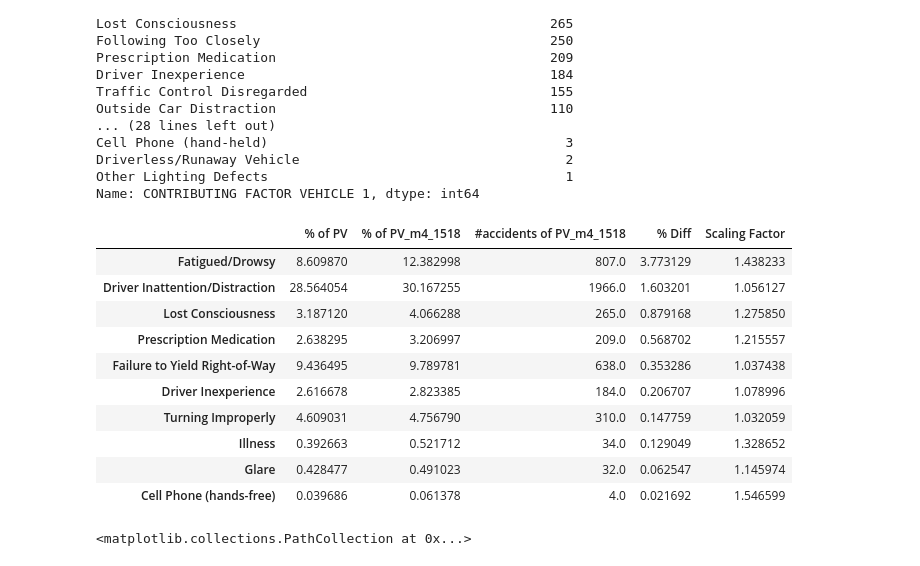
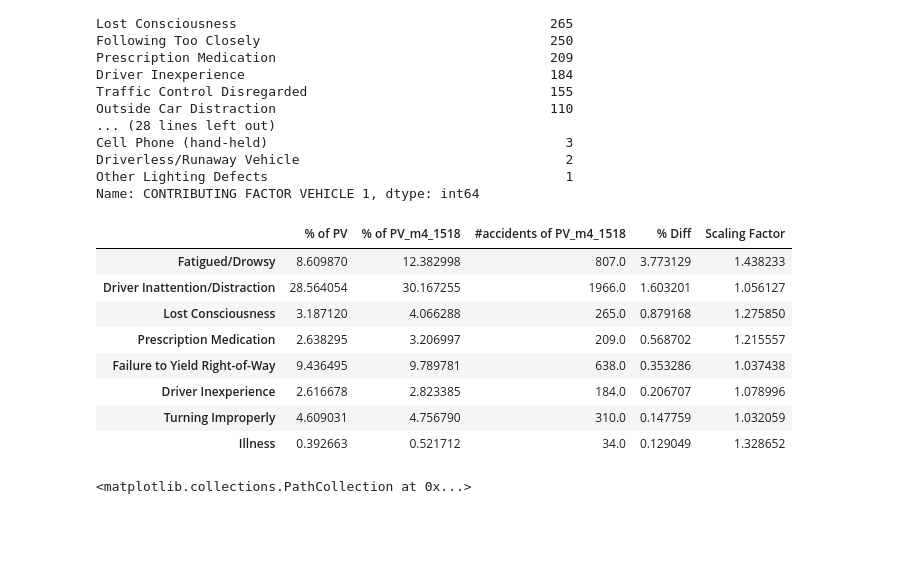
Before and after one commit to krisnadiputra/GCI2017-final-project, a Jupyter notebook: cosmas/cosmas.ipynb, the cells around one changed output. Cells and saved outputs as stored; diff of their text form; code cells hidden in the pictures; blank space fills up the shorter version.

```diff
--- a/cosmas/cosmas.ipynb
+++ b/cosmas/cosmas.ipynb
@@ -1005,22 +1009,20 @@ df_ps_m4_1518 = pd.DataFrame(data_ps_m4_1518['CONTRIBUTING FACTOR VEHICLE 1'].va
 # %%
 dif_table_r3 = pd.concat([df_ps_p, df_ps_m4_1518_p, df_ps_m4_1518], axis=1)
 dif_table_r3.columns = ['% of PV', '% of PV_m4_1518', '#accidents of PV_m4_1518']
 dif_table_r3['% Diff'] = dif_table_r3['% of PV_m4_1518'] - dif_table_r3['% of PV']
 dif_table_r3['Scaling Factor'] = dif_table_r3['% of PV_m4_1518'] / dif_table_r3['% of PV']
 dif_table_r3 = dif_table_r3.sort_values(['% Diff'], ascending=0)
-dif_table_r3.head(10)
+dif_table_r3.head(8)
 # %% [output]
 |  | % of PV | % of PV_m4_1518 | #accidents of PV_m4_1518 | % Diff | Scaling Factor |
 | Fatigued/Drowsy | 8.609870 | 12.382998 | 807.0 | 3.773129 | 1.438233 |
 | Driver Inattention/Distraction | 28.564054 | 30.167255 | 1966.0 | 1.603201 | 1.056127 |
 | Lost Consciousness | 3.187120 | 4.066288 | 265.0 | 0.879168 | 1.275850 |
 | Prescription Medication | 2.638295 | 3.206997 | 209.0 | 0.568702 | 1.215557 |
 | Failure to Yield Right-of-Way | 9.436495 | 9.789781 | 638.0 | 0.353286 | 1.037438 |
 | Driver Inexperience | 2.616678 | 2.823385 | 184.0 | 0.206707 | 1.078996 |
 | Turning Improperly | 4.609031 | 4.756790 | 310.0 | 0.147759 | 1.032059 |
 | Illness | 0.392663 | 0.521712 | 34.0 | 0.129049 | 1.328652 |
-| Glare | 0.428477 | 0.491023 | 32.0 | 0.062547 | 1.145974 |
-| Cell Phone (hands-free) | 0.039686 | 0.061378 | 4.0 | 0.021692 | 1.546599 |
 # %%
 data_ps_m4_1518_fd = data_ps_m4_1518[data_ps_m4_1518['CONTRIBUTING FACTOR VEHICLE 1'] == 'Fatigued/Drowsy']
 data_ps_m4_1518_fd.to_csv('data_ps_m4_1518_fd.csv')
```
Also changed, not shown: parts of 1 cell of this notebook.
